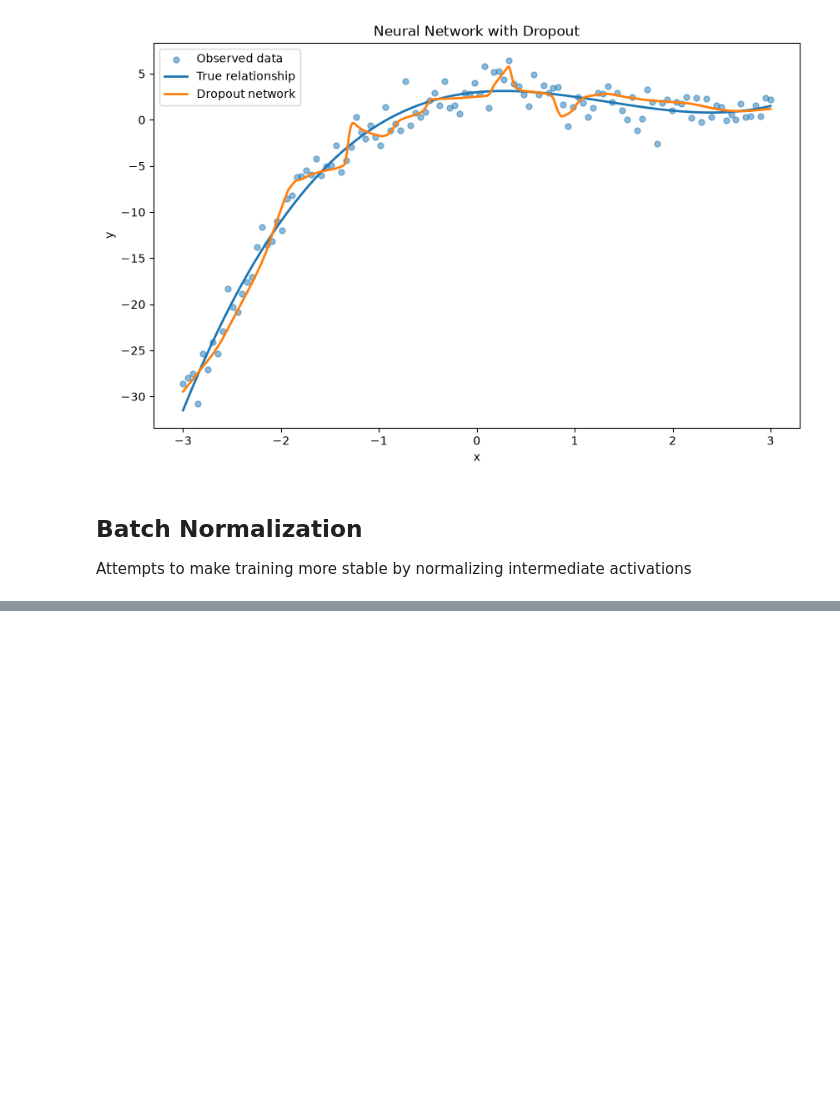
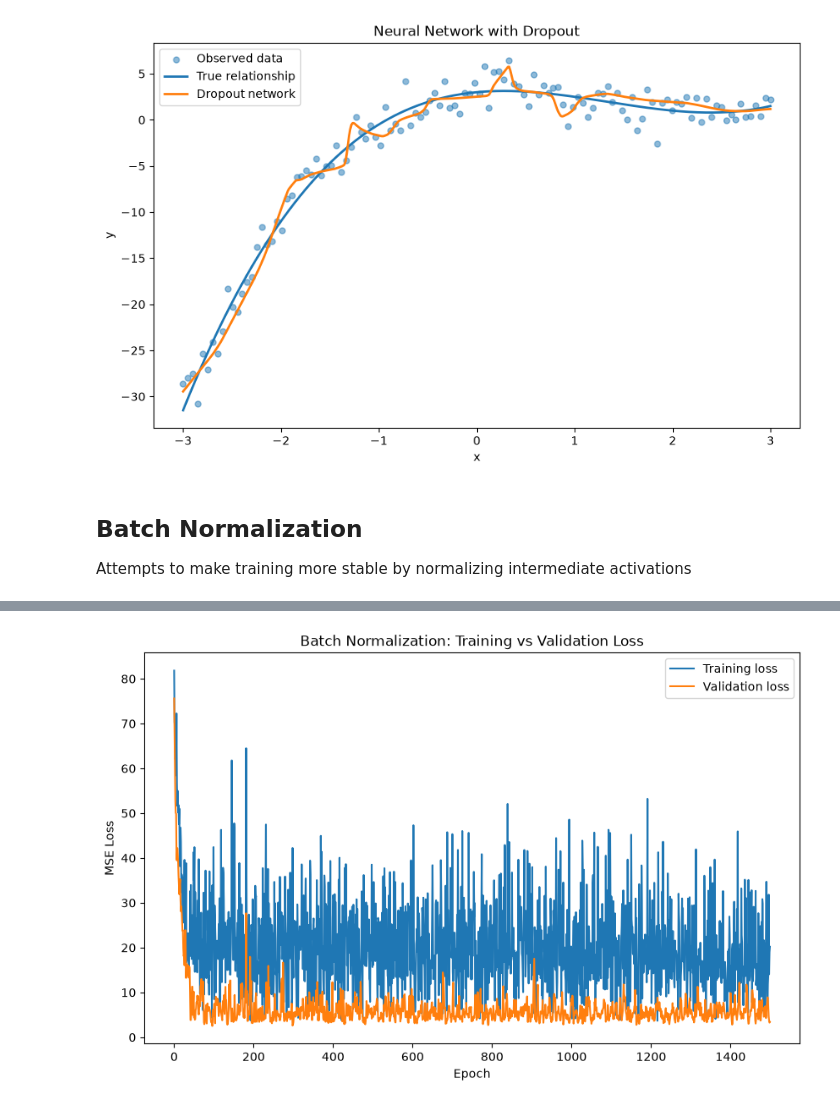
Before and after one commit to dmurray-data/deep-learning-tabular, a Jupyter notebook: notebooks/regularization_and_training_control.ipynb, the cells around one changed output, grey strips where cells are left out. Cells and saved outputs as stored; diff of their text form; code cells hidden in the pictures; blank space fills up the shorter version.

Commit message:
created model, training loop, and plotted losses and learning curve.

```diff
--- a/notebooks/regularization_and_training_control.ipynb
+++ b/notebooks/regularization_and_training_control.ipynb
@@ -283,3 +283,12 @@ class BatchNormNetwork(nn.Module):
 
 # after a linear layer produces a batch of activations, batch normalization rescales those activations so that,
 # within the batch, they are centered and scaled in a more controlled way.
+# %%
+batchnorm_model = BatchNormNetwork().to(device)
+
+criterion = nn.MSELoss()
+
+optimizer = torch.optim.Adam(
+    batchnorm_model.parameters(),
+    lr=0.001
+)
@@ -285,0 +368,14 @@ class BatchNormNetwork(nn.Module):
+# %%
+plt.figure(figsize=(10, 6))
+
+plt.plot(train_losses_bn, label="Training loss")
+plt.plot(val_losses_bn, label="Validation loss")
+
+plt.xlabel("Epoch")
+plt.ylabel("MSE Loss")
+plt.title("Batch Normalization: Training vs Validation Loss")
+plt.legend()
+
+plt.show()
+# %% [output]
+[figure, added]
```
Also changed, not shown: parts of 4 cells of this notebook.
